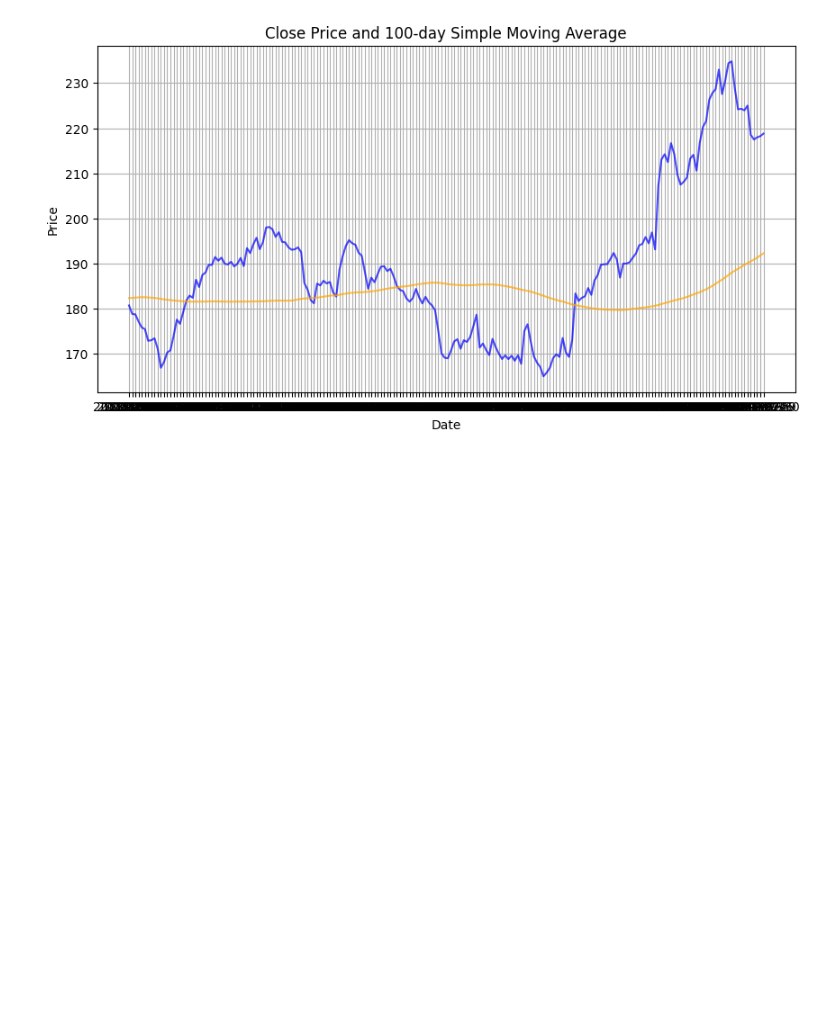
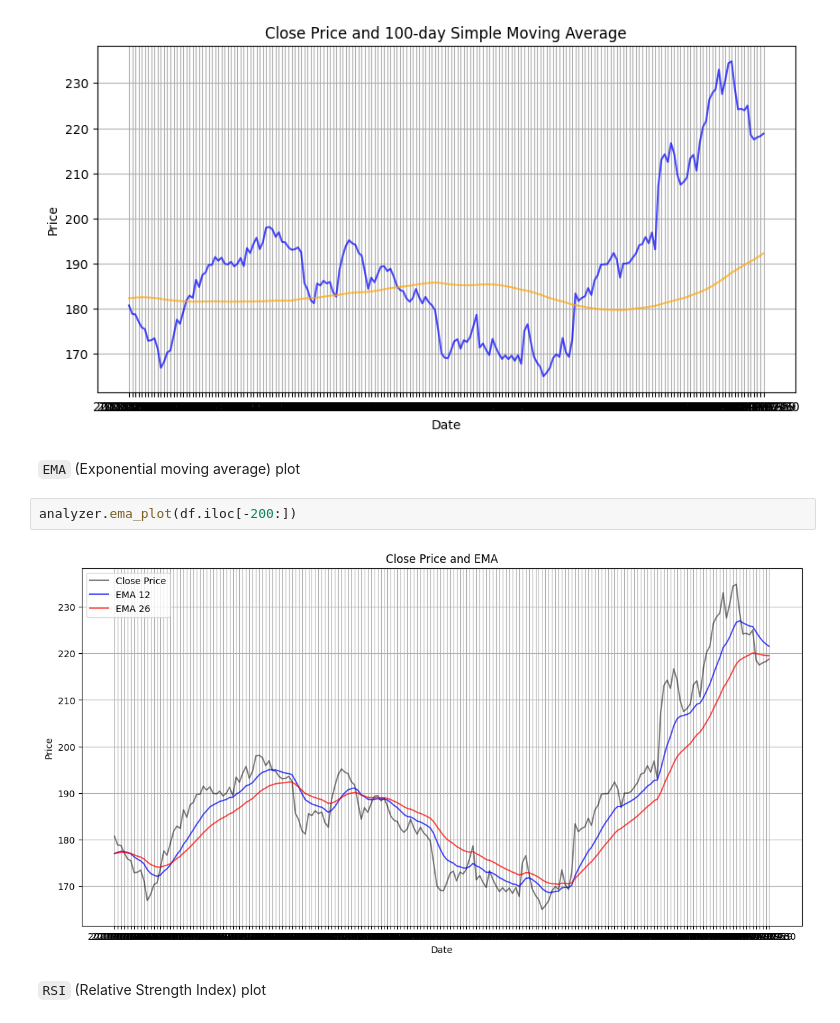
Before and after one commit to J0-Y0/stock_market_data_analysis, a Jupyter notebook: notebooks/yfinance_analysis.ipynb, the cells around one changed output. Drawn from its saved outputs; the diff is of its cells as text; blank space fills up the shorter version.

```diff
--- a/notebooks/yfinance_analysis.ipynb
+++ b/notebooks/yfinance_analysis.ipynb
@@ -54,6 +56,14 @@ Data Visualization:
 analyzer.sma_plot(df.iloc[-200:])
 # %% [output]
 [figure]
+# %% [markdown]
+`EMA` (Exponential moving average) plot
+# %%
+analyzer.ema_plot(df.iloc[-200:])
+# %% [output]
+[figure, added]
+# %% [markdown]
+`RSI` (Relative Strength Index) plot
 # %%
 analyzer.rsi_plot(df.iloc[-200:])
 # %% [output]
```
Also changed, not shown: parts of 10 cells of this notebook, 1 other file.
